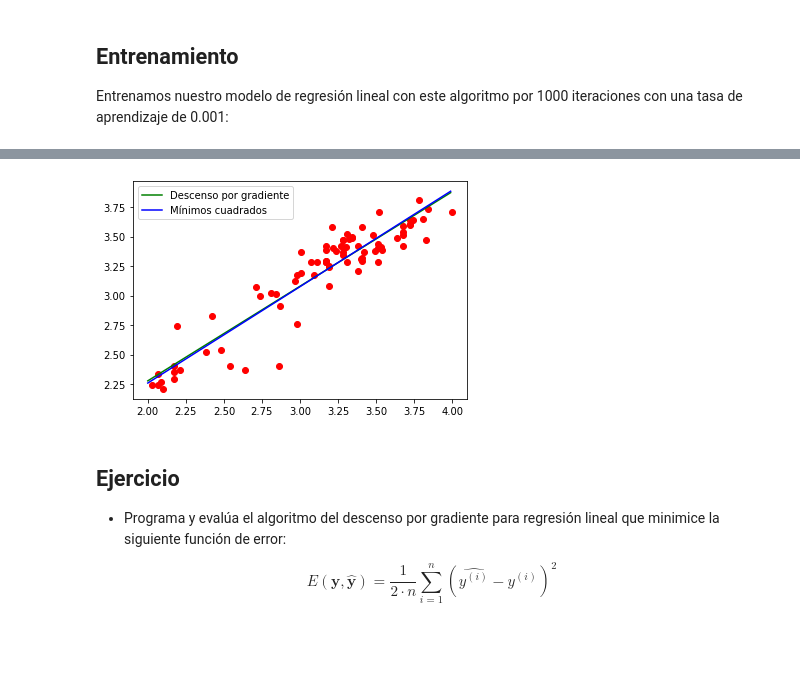
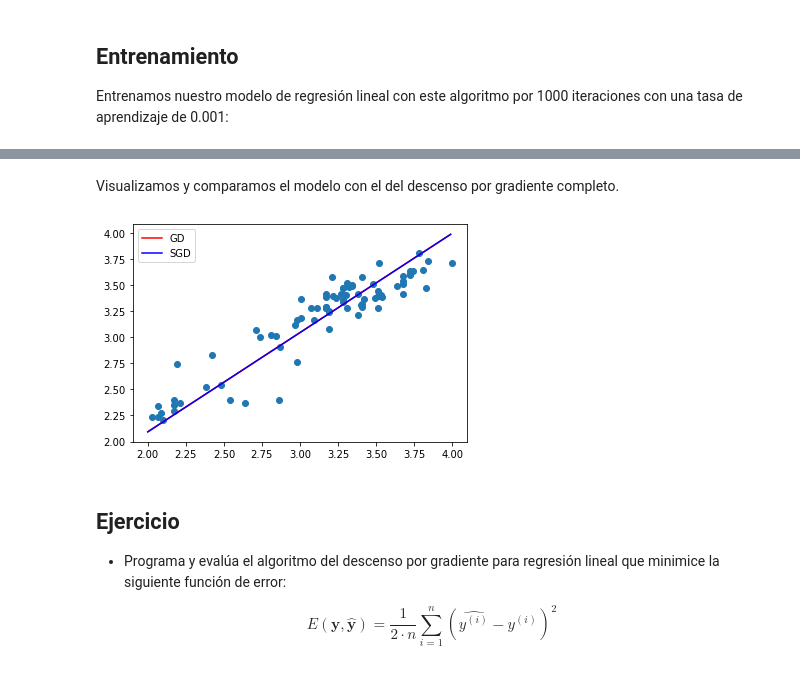
Before and after one commit to gibranfp/CursoAprendizajeProfundo, a Jupyter notebook: notebooks/1a_sgd_reglin.ipynb, the cells around one changed output, grey strips where cells are left out. Saved outputs shown, nothing was run; the diff lists cells and outputs as text; code cells hidden in the pictures; blank space fills up the shorter version.

```diff
--- a/notebooks/1a_sgd_reglin.ipynb
+++ b/notebooks/1a_sgd_reglin.ipynb
@@ -29,8 +25,6 @@ Dividimos  aleatoriamente el conjunto de datos en 80% para entrenamiento y 20% p
 # %%
 X_ent, X_valid, y_ent, y_valid = train_test_split(X, y, test_size=0.2, random_state=42)
 
-X_rango = np.arange(2.0, 4.0, 0.01)[:, np.newaxis]
-ones_rango = np.ones((X_rango.shape[0], 1))
-X_rango = np.concatenate((ones_rango, X_rango), axis = 1).T
+X_rango = np.arange(2.0, 4.0, 0.01)[:, np.newaxis].T
 # %% [markdown]
 ## Descenso por gradiente
@@ -84 +117,8 @@ param_dg, errores= descenso_gradiente(X_ent,
+# %%
+n_epocas = 10
+np.random.seed(42) # para fijar mismo valor inicial de peso
+wgd, bgd, histgd = descenso_gradiente(X_ent,
+                                      y_ent,
+                                      n_epocas = n_epocas,
+                                      tasa = 0.001)
 # %% [markdown]
@@ -104,0 +135,9 @@ Visualizamos las rectas con ambas soluciones
+# %%
+y_rango_gd = X_rango.T @ wgd + bgd
+
+plt.scatter(X_ent[:, 0], y_ent[:, 0], label = 'Datos')
+plt.plot(X_rango.T[:, 0], y_rango_gd[:, 0], 'r', label = 'Curva ajustada')
+plt.xlabel('$x$')
+plt.ylabel('$y$')
+plt.legend()
+plt.show()
@@ -104,0 +146,8 @@ Visualizamos las rectas con ambas soluciones
+# %%
+n_epocas = 10
+np.random.seed(42) # mismo valor inicial de peso que en GD
+wsgd, bsgd, histsgd, histsgd_lotes = descenso_gradiente_estocastico(X_ent,
+                                                                    y_ent,
+                                                                    n_epocas = n_epocas,
+                                                                    t_lote = 32,
+                                                                    tasa = 0.001)
@@ -105,14 +170,15 @@ Visualizamos las rectas con ambas soluciones
+# %% [markdown]
+Visualizamos y comparamos el modelo con el del descenso por gradiente completo.
 # %%
-y_rango_dg = X_rango.T @ param_dg
-y_rango_mc = X_rango.T @ param_mc
+y_rango_sgd = X_rango.T @ wsgd + bsgd
 
-plt.plot(X_ent[:, 1], y_ent[:, 0], 'ro')
-plt.plot(X_rango.T[:, 1], y_rango_mc[:, 0], 'g', label='Descenso por gradiente')
-plt.plot(X_rango.T[:, 1], y_rango_dg[:, 0], 'b', label='Mínimos cuadrados')
+plt.scatter(X_ent[:, 0], y_ent[:, 0])
+plt.plot(X_rango.T[:, 0], y_rango_gd[:, 0], 'r', label='GD')
+plt.plot(X_rango.T[:, 0], y_rango_sgd[:, 0], 'b', label='SGD')
 plt.legend()
 plt.show()
 # %% [output]
-[figure, old version]
+[figure, new version]
 # %% [markdown]
 ## Ejercicio
 + Programa y evalúa el algoritmo del descenso por gradiente para regresión lineal que minimice la siguiente función de error:
```
Also changed, not shown: parts of 20 cells of this notebook.
